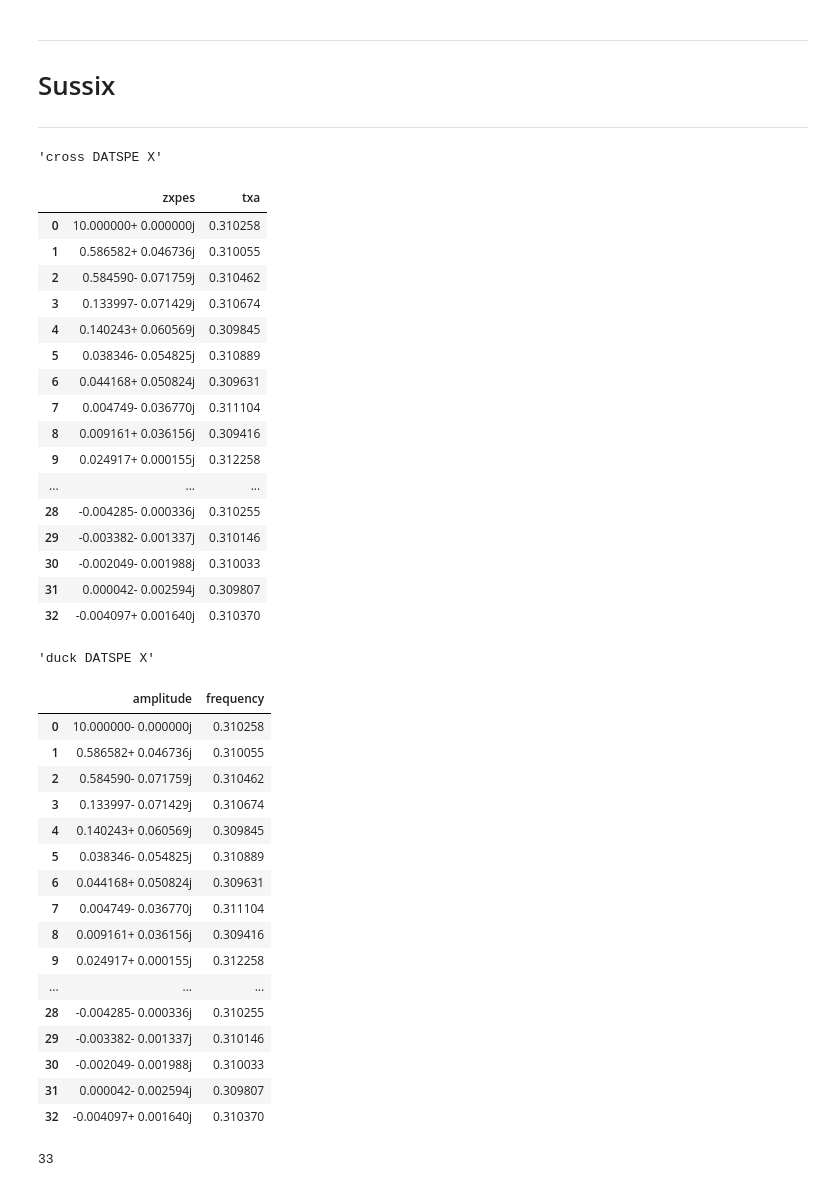
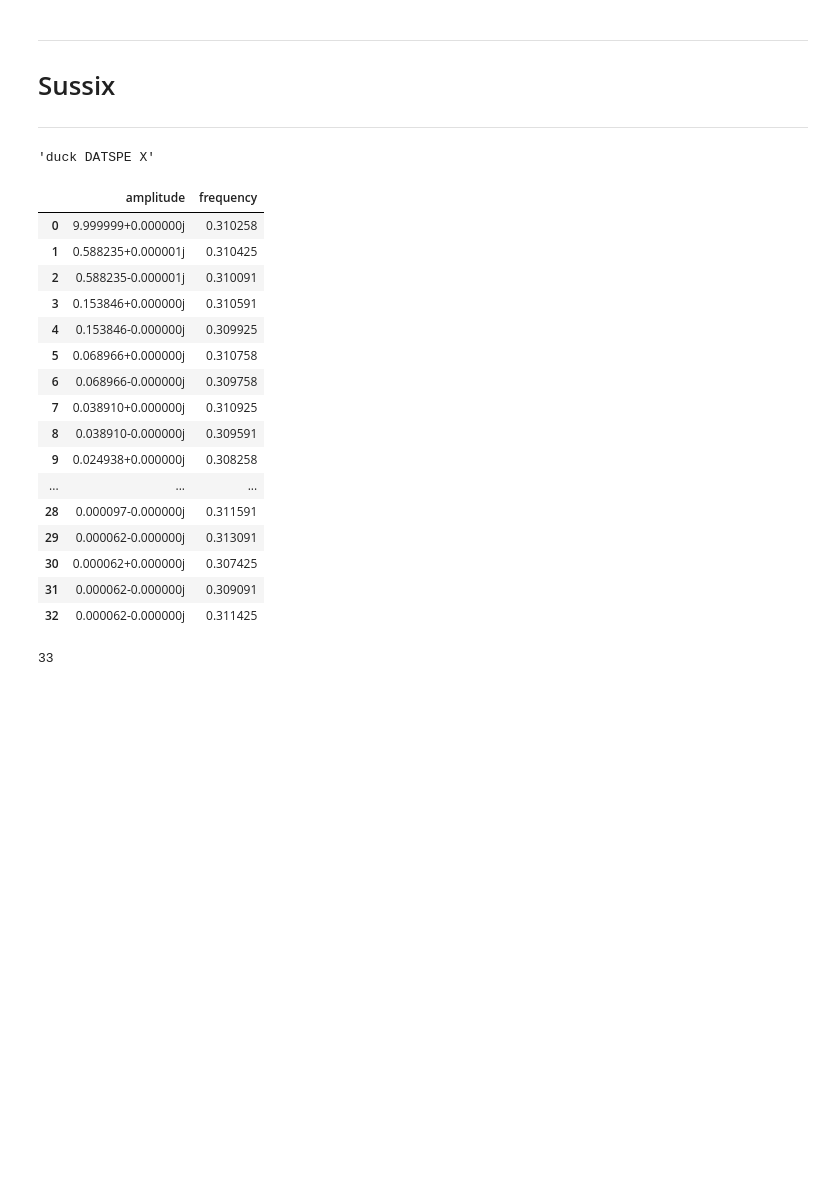
Before and after one commit to pbelange/PySUSSIX, a Jupyter notebook: build_sussix.ipynb, the cells around one changed output. Saved outputs shown, nothing was run; the diff lists cells and outputs as text; code cells hidden in the pictures; blank space fills up the shorter version.

```diff
--- a/build_sussix.ipynb
+++ b/build_sussix.ipynb
@@ -32,7 +32,7 @@ def get_FFT(x):
 
 Q0 = 0.31025793875089835
 Qs = 0.002
-dQ = Qs/10
+dQ = Qs/12
 Jx = (0.5*(10**2))
 
 n_bands_Qs = 1
@@ -112,65 +112,47 @@ display(expected)
 # %%
 
 x,px = hx_full.real,hx_full.imag
-datspe_x,datspe_y,datspe_s = crosssussix.datspe(x,px,
-                                                0*x,0*px,
-                                                0*x,0*px,
-                                                number_of_harmonics = len(expected),method = 'hanning',return_values = True)
-# ordres_x,ordres_y,ordres_s  = crosssussix.ordres(len(part.x_sig),tune_estimate = [0.31,0.32,0.0018],number_of_harmonics = 5,return_values = True)
+# datspe_x,datspe_y,datspe_s = crosssussix.datspe(x,px,
+#                                                 0*x,0*px,
+#                                                 0*x,0*px,
+#                                                 number_of_harmonics = len(expected),method = 'hanning',return_values = True)
+# # ordres_x,ordres_y,ordres_s  = crosssussix.ordres(len(part.x_sig),tune_estimate = [0.31,0.32,0.0018],number_of_harmonics = 5,return_values = True)
 
 results = ducksussix.datspe(x       = x,
                             px      = px,
-                            y       = 0*x,
-                            py      = 0*x,
-                            zeta    = 0*x,
-                            pzeta   = 0*x,
-                            number_of_harmonics = len(expected),method = 'hanning')
+                            y       = None,
+                            py      = None,
+                            zeta    = None,
+                            pzeta   = None,
+                            number_of_harmonics = len(expected),Hann_order = 2)
 
 
 # results['x']
-display('cross DATSPE X',datspe_x)
+# display('cross DATSPE X',datspe_x)
 display('duck DATSPE X',results['x'])
 # display('DATSPE S',datspe_s)
 # display('ORDRES X',ordres_x)
 # display('ORDRES Y',ordres_y)
 # display('ORDRES S',ordres_s)
 # %% [output]
-'cross DATSPE X'
+'duck DATSPE X'
-|  | zxpes | txa |
-| 0 | 10.000000+ 0.000000j | 0.310258 |
-| 1 | 0.586582+ 0.046736j | 0.310055 |
-| 2 | 0.584590- 0.071759j | 0.310462 |
-| 3 | 0.133997- 0.071429j | 0.310674 |
-| 4 | 0.140243+ 0.060569j | 0.309845 |
-| 5 | 0.038346- 0.054825j | 0.310889 |
-| 6 | 0.044168+ 0.050824j | 0.309631 |
-| 7 | 0.004749- 0.036770j | 0.311104 |
-| 8 | 0.009161+ 0.036156j | 0.309416 |
-| 9 | 0.024917+ 0.000155j | 0.312258 |
+|  | amplitude | frequency |
+| 0 | 9.999999+0.000000j | 0.310258 |
+| 1 | 0.588235+0.000001j | 0.310425 |
+| 2 | 0.588235-0.000001j | 0.310091 |
+| 3 | 0.153846+0.000000j | 0.310591 |
+| 4 | 0.153846-0.000000j | 0.309925 |
+| 5 | 0.068966+0.000000j | 0.310758 |
+| 6 | 0.068966-0.000000j | 0.309758 |
+| 7 | 0.038910+0.000000j | 0.310925 |
+| 8 | 0.038910-0.000000j | 0.309591 |
+| 9 | 0.024938+0.000000j | 0.308258 |
 | ... | ... | ... |
-| 28 | -0.004285- 0.000336j | 0.310255 |
-| 29 | -0.003382- 0.001337j | 0.310146 |
-| 30 | -0.002049- 0.001988j | 0.310033 |
-| 31 | 0.000042- 0.002594j | 0.309807 |
-| 32 | -0.004097+ 0.001640j | 0.310370 |
+| 28 | 0.000097-0.000000j | 0.311591 |
+| 29 | 0.000062-0.000000j | 0.313091 |
+| 30 | 0.000062+0.000000j | 0.307425 |
+| 31 | 0.000062-0.000000j | 0.309091 |
+| 32 | 0.000062-0.000000j | 0.311425 |
-'duck DATSPE X'
-|  | amplitude | frequency |
-| 0 | 10.000000- 0.000000j | 0.310258 |
-| 1 | 0.586582+ 0.046736j | 0.310055 |
-| 2 | 0.584590- 0.071759j | 0.310462 |
-| 3 | 0.133997- 0.071429j | 0.310674 |
-| 4 | 0.140243+ 0.060569j | 0.309845 |
-| 5 | 0.038346- 0.054825j | 0.310889 |
-| 6 | 0.044168+ 0.050824j | 0.309631 |
-| 7 | 0.004749- 0.036770j | 0.311104 |
-| 8 | 0.009161+ 0.036156j | 0.309416 |
-| 9 | 0.024917+ 0.000155j | 0.312258 |
-| ... | ... | ... |
-| 28 | -0.004285- 0.000336j | 0.310255 |
-| 29 | -0.003382- 0.001337j | 0.310146 |
-| 30 | -0.002049- 0.001988j | 0.310033 |
-| 31 | 0.000042- 0.002594j | 0.309807 |
-| 32 | -0.004097+ 0.001640j | 0.310370 |
 # %%
 # %% [output]
 33
```
Also changed, not shown: parts of 7 cells of this notebook, 3 other files.
